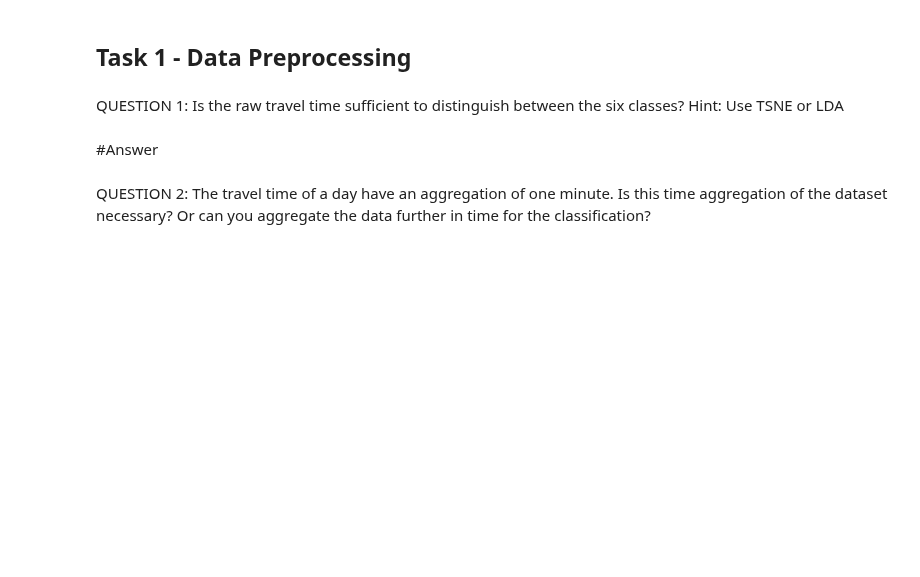
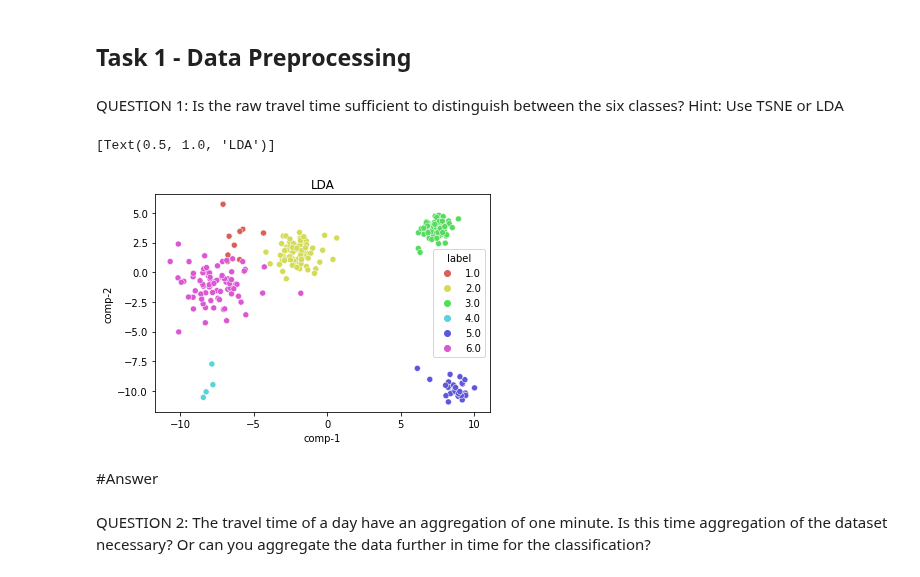
Before and after one commit to tamarvooijs/Applied-Machine-Learning, a Jupyter notebook: Week3/Assignment3_16.ipynb, the cells around one changed output. Drawn from its saved outputs; the diff is of its cells as text; code cells hidden in the pictures; blank space fills up the shorter version.

```diff
--- a/Week3/Assignment3_16.ipynb
+++ b/Week3/Assignment3_16.ipynb
@@ -88,3 +87,32 @@ Hint: Use TSNE or LDA
+# %%
+# check for imballance in the number of measurements each day
+# and get the smallest number of measurments
+len_lst = []
+for data_per_day in dataset['travel_time']:
+    len_lst.append(len(data_per_day))
+num_resize = min(len_lst)
+
+# the size of matrix are different size for the samples, so resize raw data
+def raw_features_resized(speed):
+  return speed[:num_resize]
+dataset['travel_time_resized'] = dataset['travel_time'].apply(raw_features_resized)
+# %%
+# Perform feature detection on the raw (resized) traveltime data
+from sklearn.discriminant_analysis import LinearDiscriminantAnalysis
+
+X = np.stack(dataset['travel_time_resized'])
+y = dataset['label'].to_numpy()
+
+lda = LinearDiscriminantAnalysis(n_components=2)
+X_r = lda.fit(X, y).transform(X)
+dataset["comp-1"] = X_r[:,0]
+dataset["comp-2"] = X_r[:,1]
+sns.scatterplot(x="comp-1", y="comp-2", hue=dataset['label'],
+                palette=sns.color_palette("hls", 6),
+                data=dataset).set(title="LDA")
+# %% [output]
+[Text(0.5, 1.0, 'LDA')]
+[figure, added]
 # %% [markdown]
 #Answer
 # %% [markdown]
```
Also changed, not shown: parts of 8 cells of this notebook.
